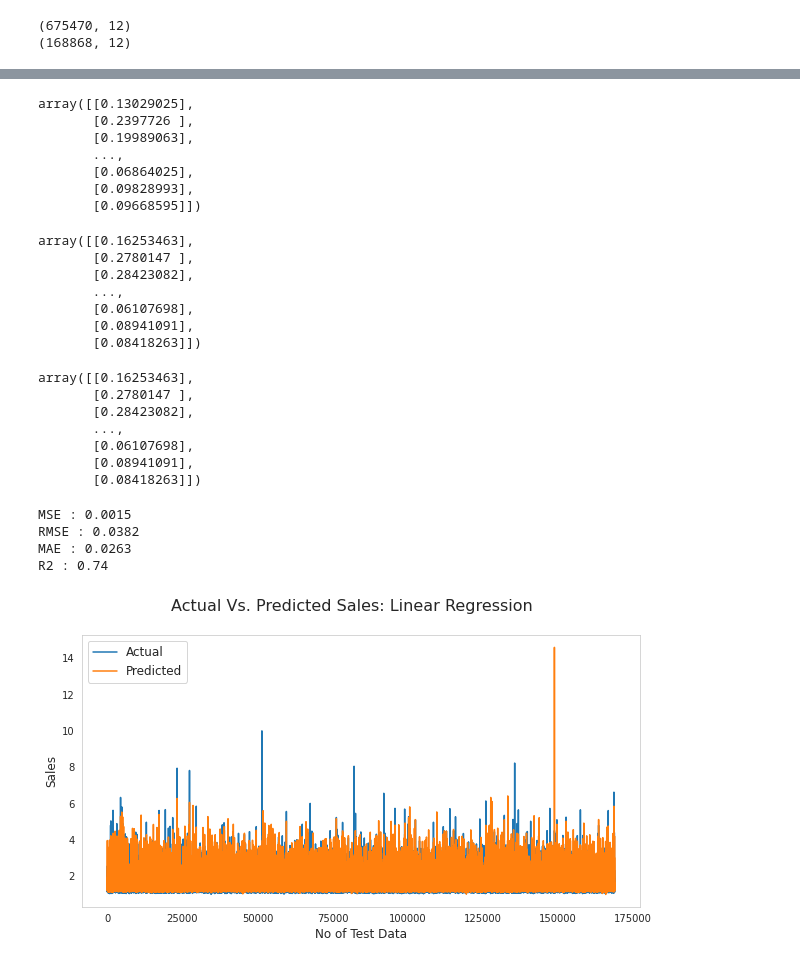
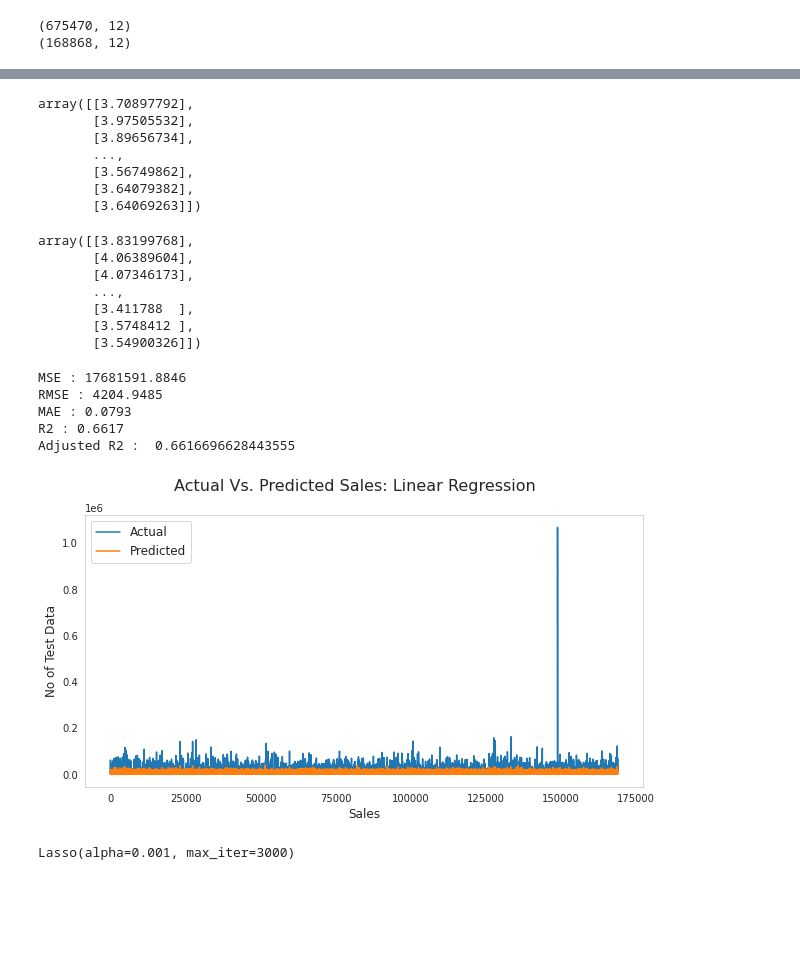
Before and after one commit to Mahima2208/Rossman-Sales-Prediction-Supervised-, a Jupyter notebook: Rossman_Sales_Prediction_Mahima_Phalkey.ipynb, the cells around one changed output, grey strips where cells are left out. Saved outputs shown, nothing was run; the diff lists cells and outputs as text; code cells hidden in the pictures; blank space fills up the shorter version.

```diff
--- a/Rossman_Sales_Prediction_Mahima_Phalkey.ipynb
+++ b/Rossman_Sales_Prediction_Mahima_Phalkey.ipynb
@@ -280,6 +280,7 @@ rossman_store[rossman_store['Sales']==0]
 | 999016 | 762 | 4 | 2013-01-17 | 0 | 0 | 0 | 0 | 0 | d | ... |
 # %%
 rossman_store=rossman_store[rossman_store['Sales']>0]
+rossman_store=rossman_store[rossman_store['Customers']>0]
 # %%
 rossman_store[rossman_store['Sales']==0]
 # %% [output]
@@ -644,14 +650,11 @@ Data columns (total 12 columns):
  11  Day                  844338 non-null  int64
 dtypes: int64(12)
 memory usage: 77.3 MB
-# %%
-scaler = MinMaxScaler()
-scaler.fit(X)
-X = pd.DataFrame(scaler.transform(X), columns = X.columns)
-# %%
-scaler = MinMaxScaler()
-scaler.fit(y)
-y = pd.DataFrame(scaler.transform(y), columns = y.columns)
+# %%
+# Data transformation
+from scipy.stats import zscore
+X = X.apply(zscore)
+y = np.log10(y)
 # %%
 X_train, X_test, y_train, y_test = train_test_split(X,y, test_size = 0.2, random_state = 0)
 print(X_train.shape)
@@ -676,20 +689,20 @@ round(reg.score(X_test,y_test), 4)
 y_pred = reg.predict(X_test)
 y_pred
 # %% [output]
-array([[0.13029025],
-       [0.2397726 ],
-       [0.19989063],
+array([[3.70897792],
+       [3.97505532],
+       [3.89656734],
        ...,
-       [0.06864025],
-       [0.09828993],
-       [0.09668595]])
+       [3.56749862],
+       [3.64079382],
+       [3.64069263]])
 # %%
 np.array(y_test)
 # %% [output]
-array([[0.16253463],
-       [0.2780147 ],
-       [0.28423082],
+array([[3.83199768],
+       [4.06389604],
+       [4.07346173],
        ...,
-       [0.06107698],
-       [0.08941091],
-       [0.08418263]])
+       [3.411788  ],
+       [3.5748412 ],
+       [3.54900326]])
@@ -699,40 +709,33 @@ y_train=y_train.reset_index(drop=True)
-# %%
-np.array(y_test)
-# %% [output]
-array([[0.16253463],
-       [0.2780147 ],
-       [0.28423082],
-       ...,
-       [0.06107698],
-       [0.08941091],
-       [0.08418263]])
 # %%
-print("MSE :",round(mean_squared_error(y_test, y_pred), 4))
-print("RMSE :",round(math.sqrt(mean_squared_error(y_test, y_pred)),4))
+print("MSE :",round(mean_squared_error(10**y_test,10** y_pred), 4))
+print("RMSE :",round(math.sqrt(mean_squared_error(10**y_test,10**y_pred)),4))
 print("MAE :",round(mean_absolute_error(y_test, y_pred),4))
 print("R2 :",round(r2_score(y_test, y_pred), 4))
+print("Adjusted R2 : ",1-(1-r2_score((y_test), (y_pred)))*((X_test.shape[0]-1)/(X_test.shape[0]-X_test.shape[1]-1)))
 # %% [output]
-MSE : 0.0015
-RMSE : 0.0382
-MAE : 0.0263
-R2 : 0.74
+MSE : 17681591.8846
+RMSE : 4204.9485
+MAE : 0.0793
+R2 : 0.6617
+Adjusted R2 :  0.6616696628443555
 # %%
 # Actual Price vs. Predicted Price for Linear Regression Plot
 plt.figure(figsize=(10,5))
-plt.plot(10**(np.array(y_test)))
 plt.plot(10**(y_pred))
+plt.plot(np.array(10**(y_test)))
 plt.suptitle('Actual Vs. Predicted Sales: Linear Regression', fontsize=16)
 plt.legend(['Actual','Predicted'], fontsize=12)
-plt.xlabel('No of Test Data', fontsize=12)
-plt.ylabel('Sales', fontsize=12)
+plt.ylabel('No of Test Data', fontsize=12)
+plt.xlabel('Sales', fontsize=12)
 plt.grid()
 # %% [output]
-[figure, old version]
+[figure, new version]
 # %%
 from sklearn.linear_model import Lasso
-lasso  = Lasso(alpha=0.01 , max_iter= 3000)
-
-lasso_reg_model=lasso.fit(X_train, y_train)
+lasso  = Lasso(alpha=0.001 , max_iter= 3000)
+lasso.fit(X_train, y_train)
+# %% [output]
+Lasso(alpha=0.001, max_iter=3000)
 # %%
 round(lasso.score(X_train,y_train),4)
 # %% [output]
```
Also changed, not shown: parts of 46 cells of this notebook.
